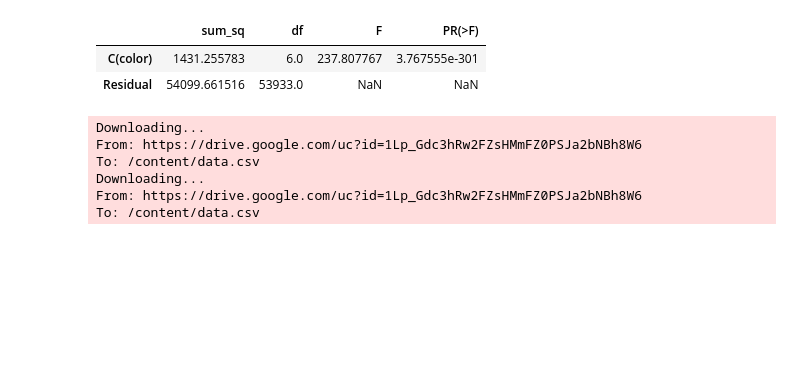
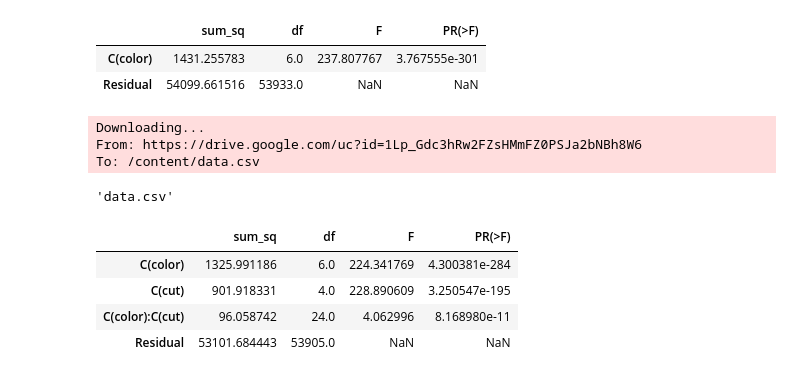
Before and after one commit to fotomain/aigoogle3-results, a Jupyter notebook: AiGoogl3_REGRESSION_DIAMONDS_HYPOTESIS.ipynb, the cells around one changed output. Cells and saved outputs as stored; diff of their text form; code cells hidden in the pictures; blank space fills up the shorter version.

```diff
--- a/AiGoogl3_REGRESSION_DIAMONDS_HYPOTESIS.ipynb
+++ b/AiGoogl3_REGRESSION_DIAMONDS_HYPOTESIS.ipynb
@@ -43,22 +44,25 @@ sm.stats.anova_lm(model,typ=2)
 |  | sum_sq | df | F | PR(>F) |
 | C(color) | 1431.255783 | 6.0 | 237.807767 | 3.767555e-301 |
 | Residual | 54099.661516 | 53933.0 | NaN | NaN |
+# %%
+
+file_id = "1Lp_Gdc3hRw2FZsHMmFZ0PSJa2bNBh8W6"
+url = f"https://drive.google.com/uc?id={file_id}"
+gdown.download(url, "data.csv", quiet=False)
+# %% [output]
+Downloading...
+From: https://drive.google.com/uc?id=1Lp_Gdc3hRw2FZsHMmFZ0PSJa2bNBh8W6
+To: /content/data.csv
+'data.csv'
 # %%
-
-file_id = "1Lp_Gdc3hRw2FZsHMmFZ0PSJa2bNBh8W6"
-url = f"https://drive.google.com/uc?id={file_id}"
-gdown.download(url, "data.csv", quiet=False)
-
-diamonds = pd.read_csv("data.csv")
-gdown.download(url, "data.csv", quiet=False)
-
 diamonds2 = pd.read_csv("data.csv")
 diamonds2["log_price"] = np.log(diamonds2["price"])
 model2 = ols(formula="log_price ~ C(color) + C(cut) + C(color):C(cut)", data=diamonds2).fit()
-# %% [output]
-Downloading...
-From: https://drive.google.com/uc?id=1Lp_Gdc3hRw2FZsHMmFZ0PSJa2bNBh8W6
-To: /content/data.csv
-Downloading...
-From: https://drive.google.com/uc?id=1Lp_Gdc3hRw2FZsHMmFZ0PSJa2bNBh8W6
-To: /content/data.csv
+# %%
+sm.stats.anova_lm(model2,typ=2)
+# %% [output]
+|  | sum_sq | df | F | PR(>F) |
+| C(color) | 1325.991186 | 6.0 | 224.341769 | 4.300381e-284 |
+| C(cut) | 901.918331 | 4.0 | 228.890609 | 3.250547e-195 |
+| C(color):C(cut) | 96.058742 | 24.0 | 4.062996 | 8.168980e-11 |
+| Residual | 53101.684443 | 53905.0 | NaN | NaN |
```
Also changed, not shown: parts of 5 cells of this notebook.
